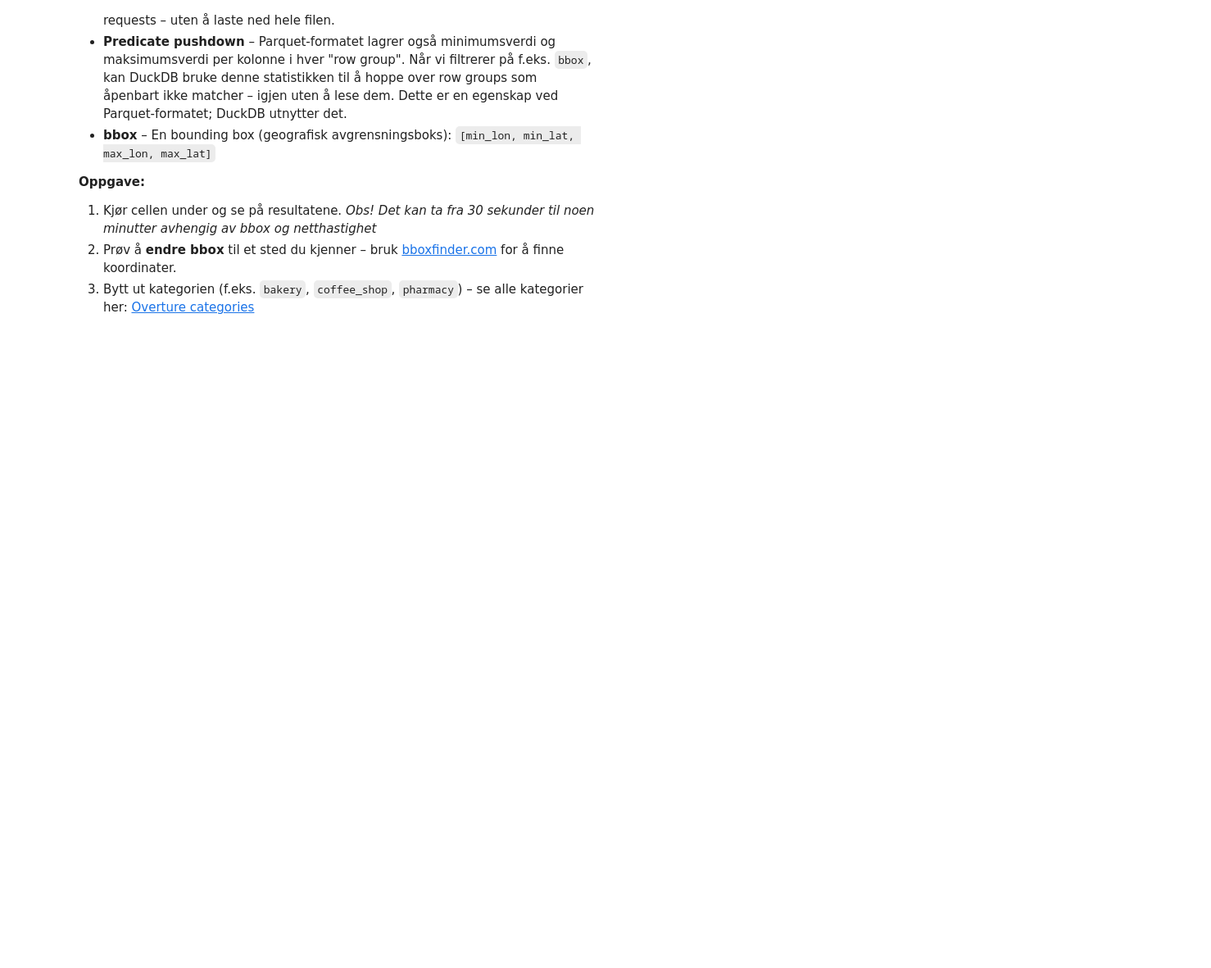
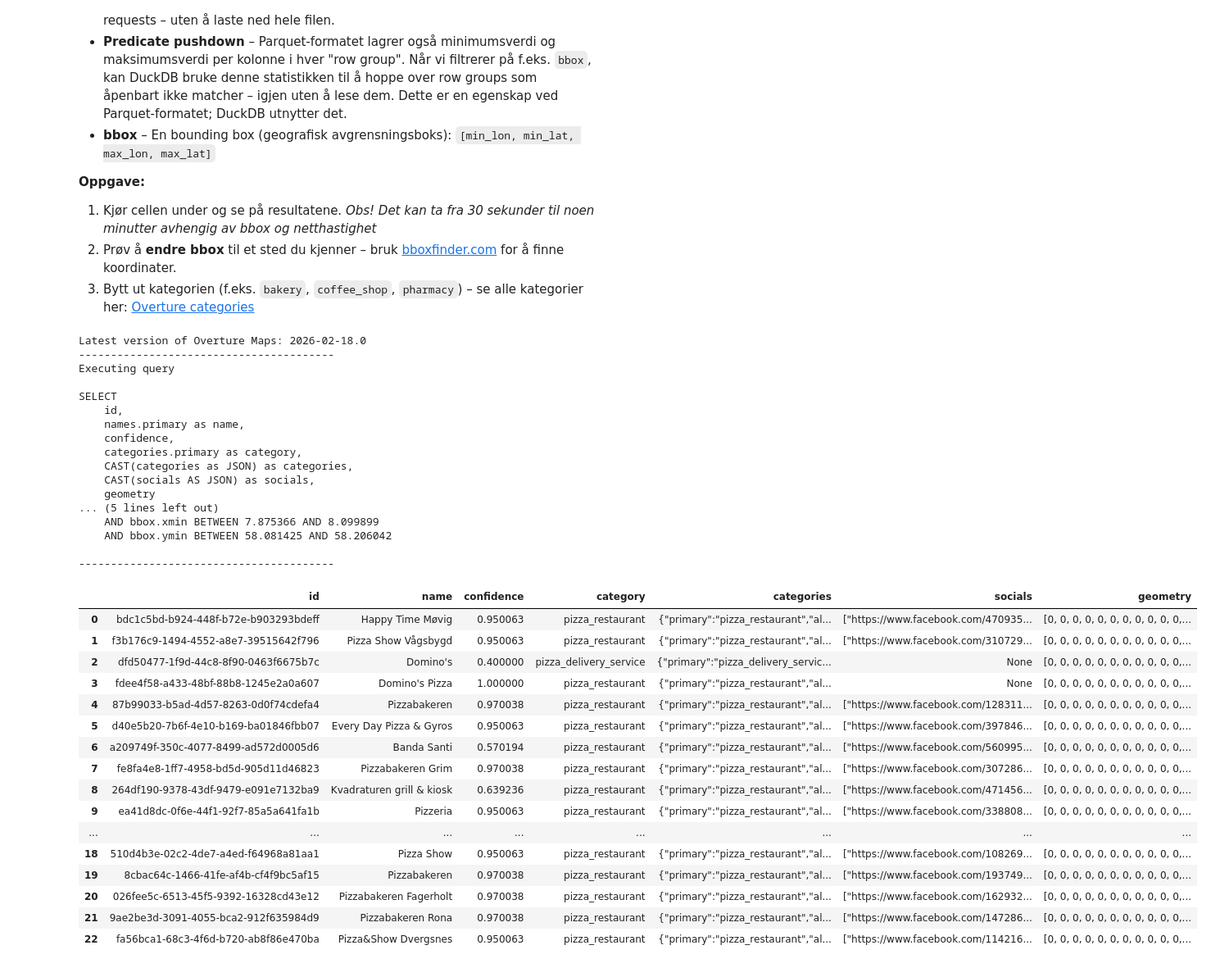
Before and after one commit to kartAI/skygeo, a Jupyter notebook: src/skygeo-workshop/Cumulus_Geographica.ipynb, the cells around one changed output. Shown at 82% size. Saved outputs shown, nothing was run; the diff lists cells and outputs as text; code cells hidden in the pictures; blank space fills up the shorter version.

Commit message:
added STAC catalog lookup for latest version of overture maps

```diff
--- a/src/skygeo-workshop/Cumulus_Geographica.ipynb
+++ b/src/skygeo-workshop/Cumulus_Geographica.ipynb
@@ -119,30 +121,80 @@ Overture Maps Foundation er et åpent initiativ som samler geografiske data fra
 # %%
 bbox_kristiansand = [7.875366,58.081425,8.099899,58.206042]
 bbox = bbox_kristiansand
 # Query pizza restaurants and pizza_delivery_services in Kristiansand from Overture Maps
+
+# Finn siste versjon av Overture Maps i S3-bucketen ved å spørre STAC-katalogen til Overture Maps.
+# STAC-katalogen inneholder metadata om alle versjoner av Overture Maps, inkludert den siste versjonen. Vi kan bruke en SQL-spørring for å hente ut den siste versjonen fra katalogen.
+latest_sql = "SELECT latest FROM 'https://stac.overturemaps.org/catalog.json';"
+latest_version = conn.sql(latest_sql).df().iloc[0, 0]
+
+print(f"Latest version of Overture Maps: {latest_version}")
+
+print("--" * 20)
 
 query = f"""
 SELECT
     id,
     names.primary as name,
     confidence,
     categories.primary as category,
     CAST(categories as JSON) as categories,
     CAST(socials AS JSON) as socials,
     geometry
 FROM
-    read_parquet('s3://overturemaps-us-west-2/release/2026-02-18.0/theme=places/type=place/*',
+    read_parquet('s3://overturemaps-us-west-2/release/{latest_version}/theme=places/type=place/*',
                  filename=true, hive_partitioning=1)
 WHERE
     categories.primary IN ('pizza_restaurant','pizza_delivery_service')
     AND bbox.xmin BETWEEN {bbox[0]} AND {bbox[2]}
     AND bbox.ymin BETWEEN {bbox[1]} AND {bbox[3]}
 """
 
+print("Executing query")
+#print sql
+print(query)
+
+print("--" * 20)
+
 # Execute query
 result = conn.sql(query)
 
 display(result.df())
+# %% [output]
+Latest version of Overture Maps: 2026-02-18.0
+----------------------------------------
+Executing query
+
+SELECT
+    id,
+    names.primary as name,
+    confidence,
+    categories.primary as category,
+    CAST(categories as JSON) as categories,
+    CAST(socials AS JSON) as socials,
+    geometry
+... (5 lines left out)
+    AND bbox.xmin BETWEEN 7.875366 AND 8.099899
+    AND bbox.ymin BETWEEN 58.081425 AND 58.206042
+
+----------------------------------------
+|  | id | name | confidence | category | categories | socials | geometry |
+| 0 | bdc1c5bd-b924-448f-b72e-b903293bdeff | Happy Time Møvig | 0.950063 | pizza_restaurant | {"primary":"pizza_restaurant","al... | ["https://www.facebook.com/470935... | [0, 0, 0, 0, 0, 0, 0, 0, 0, 0, 0,... |
+| 1 | f3b176c9-1494-4552-a8e7-39515642f796 | Pizza Show Vågsbygd | 0.950063 | pizza_restaurant | {"primary":"pizza_restaurant","al... | ["https://www.facebook.com/310729... | [0, 0, 0, 0, 0, 0, 0, 0, 0, 0, 0,... |
+| 2 | dfd50477-1f9d-44c8-8f90-0463f6675b7c | Domino's | 0.400000 | pizza_delivery_service | {"primary":"pizza_delivery_servic... | None | [0, 0, 0, 0, 0, 0, 0, 0, 0, 0, 0,... |
+| 3 | fdee4f58-a433-48bf-88b8-1245e2a0a607 | Domino's Pizza | 1.000000 | pizza_restaurant | {"primary":"pizza_restaurant","al... | None | [0, 0, 0, 0, 0, 0, 0, 0, 0, 0, 0,... |
+| 4 | 87b99033-b5ad-4d57-8263-0d0f74cdefa4 | Pizzabakeren | 0.970038 | pizza_restaurant | {"primary":"pizza_restaurant","al... | ["https://www.facebook.com/128311... | [0, 0, 0, 0, 0, 0, 0, 0, 0, 0, 0,... |
+| 5 | d40e5b20-7b6f-4e10-b169-ba01846fbb07 | Every Day Pizza & Gyros | 0.950063 | pizza_restaurant | {"primary":"pizza_restaurant","al... | ["https://www.facebook.com/397846... | [0, 0, 0, 0, 0, 0, 0, 0, 0, 0, 0,... |
+| 6 | a209749f-350c-4077-8499-ad572d0005d6 | Banda Santi | 0.570194 | pizza_restaurant | {"primary":"pizza_restaurant","al... | ["https://www.facebook.com/560995... | [0, 0, 0, 0, 0, 0, 0, 0, 0, 0, 0,... |
+| 7 | fe8fa4e8-1ff7-4958-bd5d-905d11d46823 | Pizzabakeren Grim | 0.970038 | pizza_restaurant | {"primary":"pizza_restaurant","al... | ["https://www.facebook.com/307286... | [0, 0, 0, 0, 0, 0, 0, 0, 0, 0, 0,... |
+| 8 | 264df190-9378-43df-9479-e091e7132ba9 | Kvadraturen grill & kiosk | 0.639236 | pizza_restaurant | {"primary":"pizza_restaurant","al... | ["https://www.facebook.com/471456... | [0, 0, 0, 0, 0, 0, 0, 0, 0, 0, 0,... |
+| 9 | ea41d8dc-0f6e-44f1-92f7-85a5a641fa1b | Pizzeria | 0.950063 | pizza_restaurant | {"primary":"pizza_restaurant","al... | ["https://www.facebook.com/338808... | [0, 0, 0, 0, 0, 0, 0, 0, 0, 0, 0,... |
+| ... | ... | ... | ... | ... | ... | ... | ... |
+| 18 | 510d4b3e-02c2-4de7-a4ed-f64968a81aa1 | Pizza Show | 0.950063 | pizza_restaurant | {"primary":"pizza_restaurant","al... | ["https://www.facebook.com/108269... | [0, 0, 0, 0, 0, 0, 0, 0, 0, 0, 0,... |
+| 19 | 8cbac64c-1466-41fe-af4b-cf4f9bc5af15 | Pizzabakeren | 0.970038 | pizza_restaurant | {"primary":"pizza_restaurant","al... | ["https://www.facebook.com/193749... | [0, 0, 0, 0, 0, 0, 0, 0, 0, 0, 0,... |
+| 20 | 026fee5c-6513-45f5-9392-16328cd43e12 | Pizzabakeren Fagerholt | 0.970038 | pizza_restaurant | {"primary":"pizza_restaurant","al... | ["https://www.facebook.com/162932... | [0, 0, 0, 0, 0, 0, 0, 0, 0, 0, 0,... |
+| 21 | 9ae2be3d-3091-4055-bca2-912f635984d9 | Pizzabakeren Rona | 0.970038 | pizza_restaurant | {"primary":"pizza_restaurant","al... | ["https://www.facebook.com/147286... | [0, 0, 0, 0, 0, 0, 0, 0, 0, 0, 0,... |
+| 22 | fa56bca1-68c3-4f6d-b720-ab8f86e470ba | Pizza&Show Dvergsnes | 0.950063 | pizza_restaurant | {"primary":"pizza_restaurant","al... | ["https://www.facebook.com/114216... | [0, 0, 0, 0, 0, 0, 0, 0, 0, 0, 0,... |
 # %% [markdown]
 ### 💾 Lagre spørringen som en tabell i DuckDB
 
```
Also changed, not shown: parts of 2 cells of this notebook.
